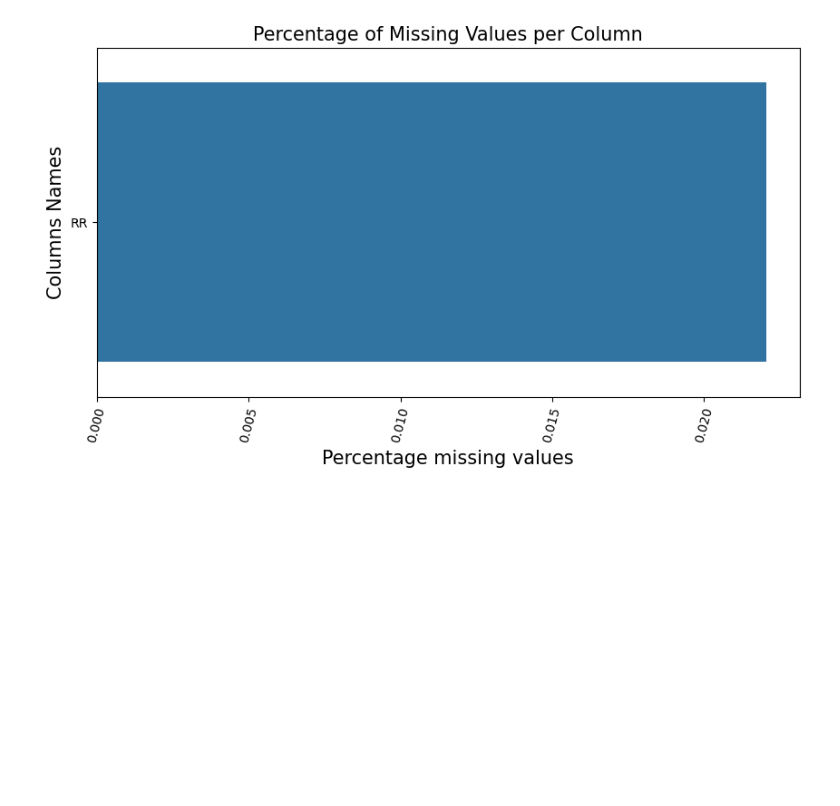
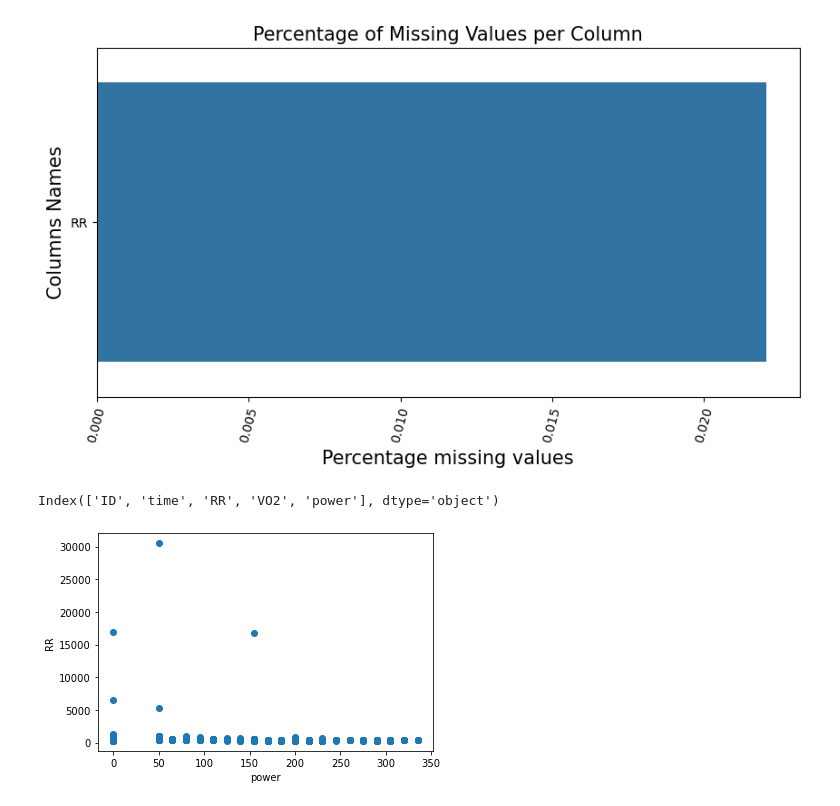
Before and after one commit to garinemanasa/Cardiorespiratory-_fitness, a Jupyter notebook: Cardiorespiratory.ipynb, the cells around one changed output. Saved outputs shown, nothing was run; the diff lists cells and outputs as text; code cells hidden in the pictures; blank space fills up the shorter version.

```diff
--- a/Cardiorespiratory.ipynb
+++ b/Cardiorespiratory.ipynb
@@ -87,3 +87,14 @@ b.set_xlabel("Percentage missing values",fontsize= 15)
 plt.show()
 # %% [output]
 [figure]
+# %%
+tm.columns
+# %% [output]
+Index(['ID', 'time', 'RR', 'VO2', 'power'], dtype='object')
+# %%
+plt.scatter(tm['power'], tm['RR'])
+plt.xlabel('power')
+plt.ylabel('RR')
+plt.show()
+# %% [output]
+[figure, added]
```
Also changed, not shown: parts of 1 cell of this notebook.
